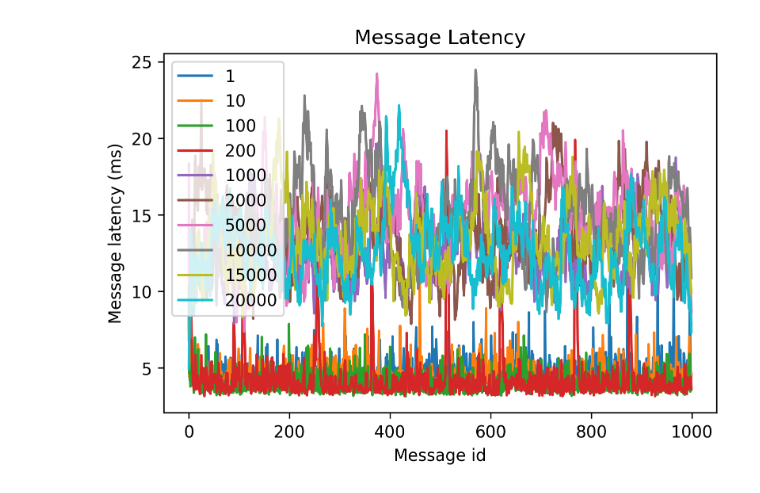
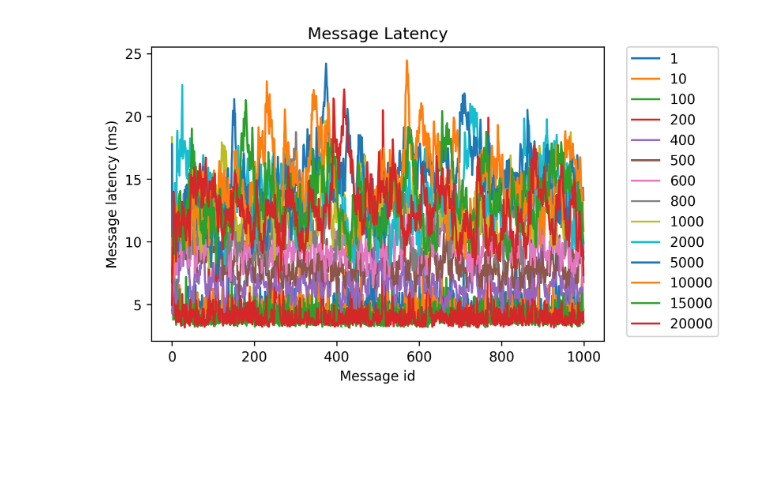
Before and after one commit to chongbin007/Master_project_Chongbin, a Jupyter notebook: experiments/experiment2_v2/ros1_results/plot/csvPlot.ipynb, the cells around one changed output. Cells and saved outputs as stored; diff of their text form; code cells hidden in the pictures; blank space fills up the shorter version.

```diff
--- a/experiments/experiment2_v2/ros1_results/plot/csvPlot.ipynb
+++ b/experiments/experiment2_v2/ros1_results/plot/csvPlot.ipynb
@@ -7,24 +7,29 @@ sample_data = pd.read_csv('mean_times.csv')
 # %%
 plt.plot(sample_data.id,sample_data.mean_time_ms_1)
 plt.plot(sample_data.id,sample_data.mean_time_ms_10)
 plt.plot(sample_data.id,sample_data.mean_time_ms_100)
 plt.plot(sample_data.id,sample_data.mean_time_ms_200)
+plt.plot(sample_data.id,sample_data.mean_time_ms_400)
+plt.plot(sample_data.id,sample_data.mean_time_ms_500)
+plt.plot(sample_data.id,sample_data.mean_time_ms_600)
+plt.plot(sample_data.id,sample_data.mean_time_ms_800)
 plt.plot(sample_data.id,sample_data.mean_time_ms_1000)
 plt.plot(sample_data.id,sample_data.mean_time_ms_2000)
 plt.plot(sample_data.id,sample_data.mean_time_ms_5000)
 plt.plot(sample_data.id,sample_data.mean_time_ms_10000)
 plt.plot(sample_data.id,sample_data.mean_time_ms_15000)
 plt.plot(sample_data.id,sample_data.mean_time_ms_20000)
 
-plt.legend(["1","10","100","200","1000","2000","5000","10000","15000","20000"])
+##设置ax4中legend的位置，将其放在图外
+plt.legend(["1","10","100","200","400","500","600","800","1000","2000","5000","10000","15000","20000"],loc=2, bbox_to_anchor=(1.05,1.0),borderaxespad = 0.)
 
 plt.rcParams['savefig.dpi'] = 300 #图片像素
 plt.rcParams['figure.dpi'] = 300 #分辨率
 
 plt.title("Message Latency")
 plt.xlabel("Message id")
 plt.ylabel("Message latency (ms)")
 plt.show()
 # plt.savefig('plottest.png', dpi=300) #指定分辨率保存
 # %% [output]
-[figure, old version]
+[figure, new version]
```
Also changed, not shown: parts of 5 cells of this notebook, 42 other files.
